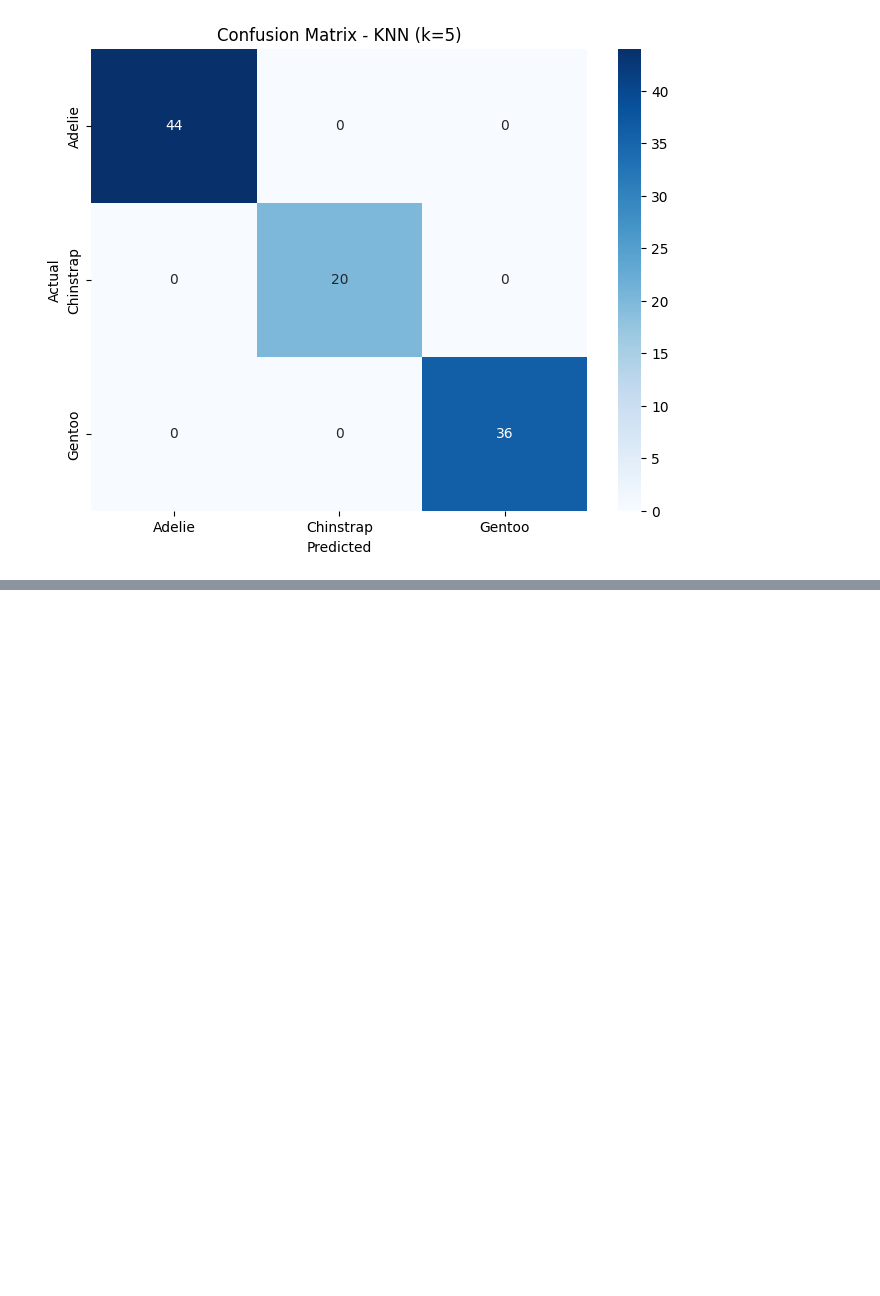
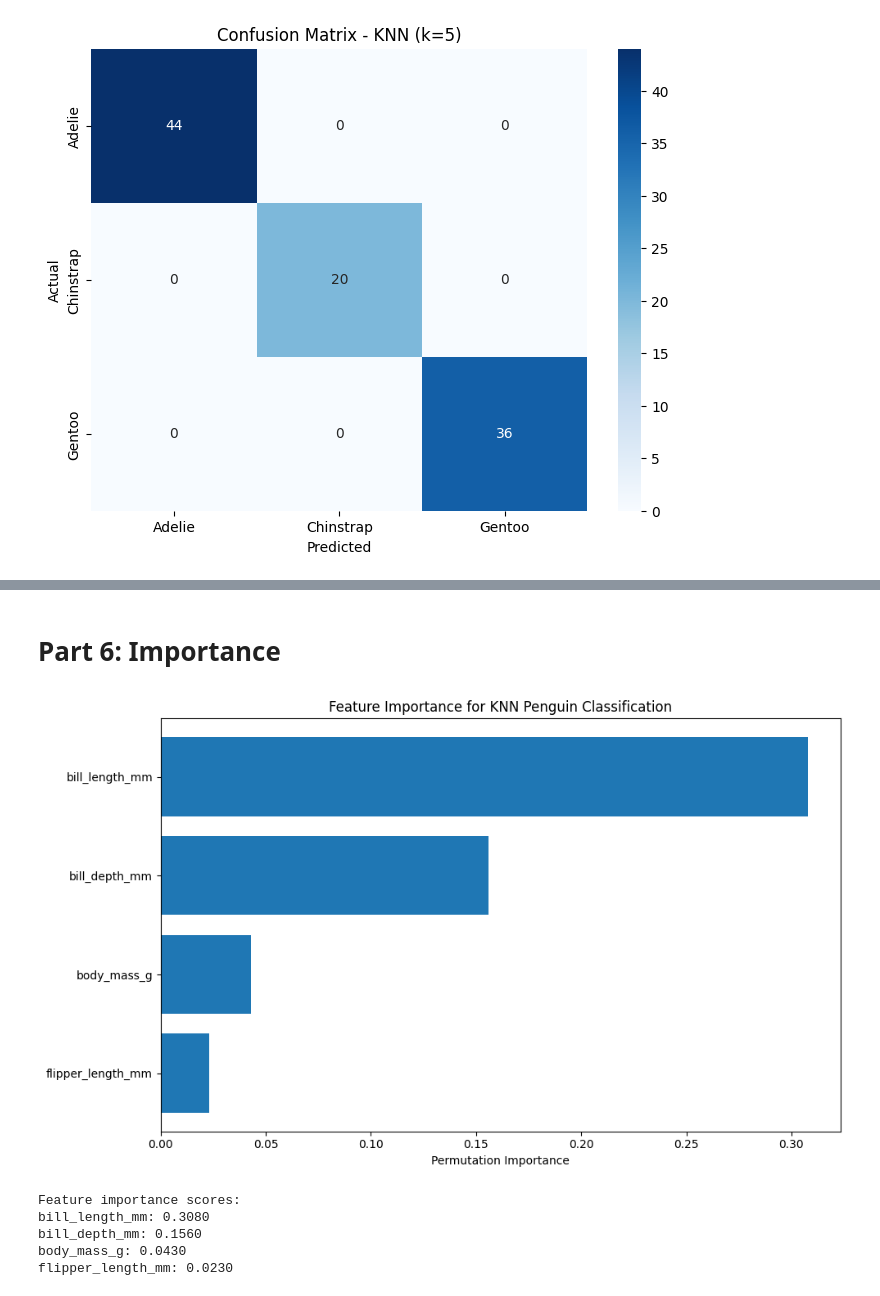
Before and after one commit to samarthya/learn-knn, a Jupyter notebook: knn-learn.ipynb, the cells around one changed output, grey strips where cells are left out. Saved outputs shown, nothing was run; the diff lists cells and outputs as text; code cells hidden in the pictures; blank space fills up the shorter version.

```diff
--- a/knn-learn.ipynb
+++ b/knn-learn.ipynb
@@ -124,0 +330,31 @@ plt.show()
+# %% [markdown]
+# Part 6: Importance
+# %%
+# Analyze which features are most important for KNN
+from sklearn.inspection import permutation_importance
+
+# Fit the best model on all training data
+best_knn.fit(X_train_scaled, y_train)
+
+# Calculate permutation importance
+result = permutation_importance(best_knn, X_test_scaled, y_test, n_repeats=10, random_state=42)
+
+# Plot feature importance
+plt.figure(figsize=(10, 6))
+sorted_idx = result.importances_mean.argsort()
+plt.barh(np.array(features)[sorted_idx], result.importances_mean[sorted_idx])
+plt.xlabel('Permutation Importance')
+plt.title('Feature Importance for KNN Penguin Classification')
+plt.tight_layout()
+plt.show()
+
+print("Feature importance scores:")
+for i in sorted_idx[::-1]:
+    print(f"{features[i]}: {result.importances_mean[i]:.4f}")
+# %% [output]
+[figure, added]
+Feature importance scores:
+bill_length_mm: 0.3080
+bill_depth_mm: 0.1560
+body_mass_g: 0.0430
+flipper_length_mm: 0.0230
```
Also changed, not shown: parts of 15 cells of this notebook.
